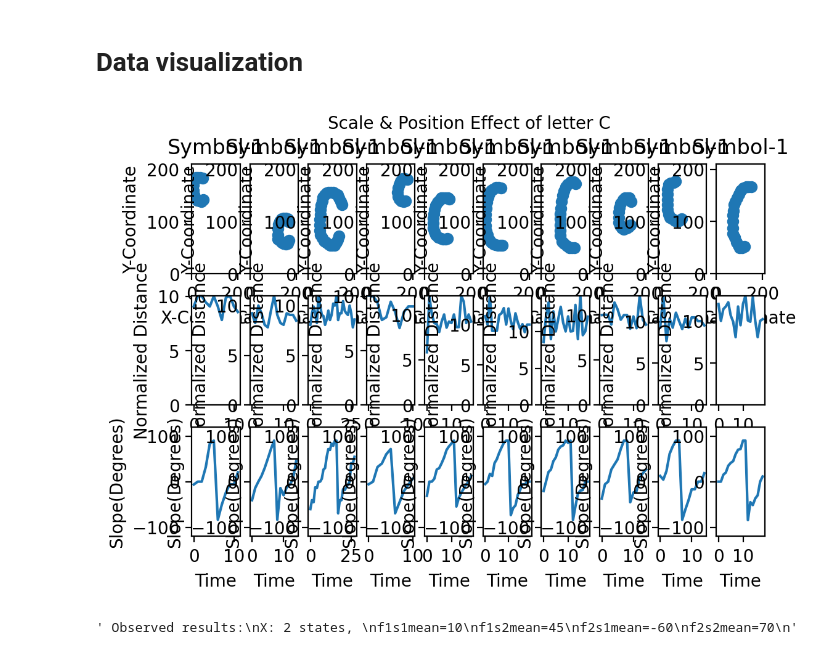
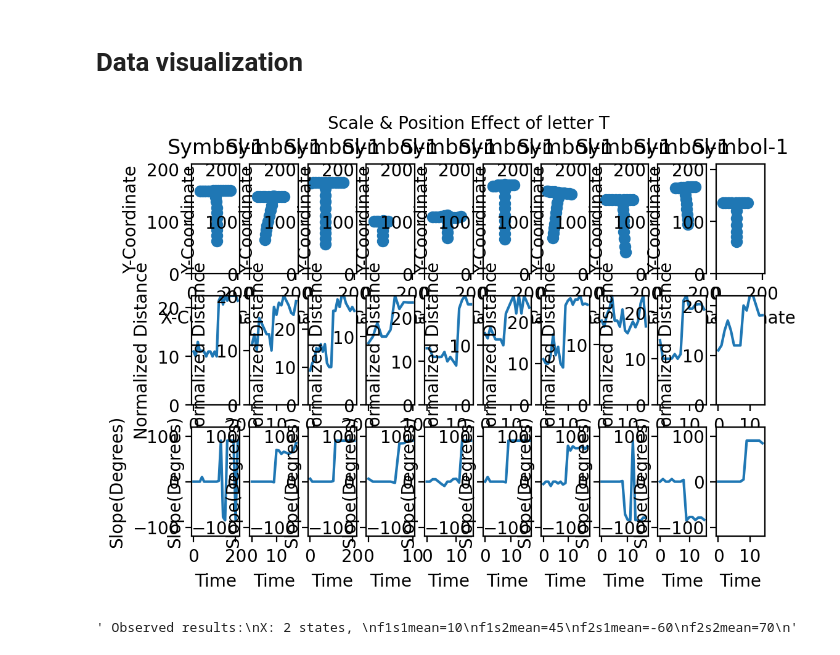
Before and after one commit to jonasced/Pattern-AssignmentProject, a Jupyter notebook: FeatureVisualization.ipynb, the cells around one changed output. Saved outputs shown, nothing was run; the diff lists cells and outputs as text; code cells hidden in the pictures.

```diff
--- a/FeatureVisualization.ipynb
+++ b/FeatureVisualization.ipynb
@@ -37,7 +37,7 @@ Characters loaded in: ['A', 'C', 'K', 'P', 'X', 'T', '+', 'N', 'V', '4']
 # %% [markdown]
 # Data visualization
 # %%
-char = 1 # which character in the label list we are using
+char = 5 # which character in the label list we are using
 obs = data_features[char]
 raw_obs = data[char]
 sampchar = data_sampchar[char]
@@ -62,32 +62,32 @@ for i in range(plt_num):
     #------------- SYMBOL DRAWINGS
     #Drawing of sampled symbol-1
     axarr[0, i].scatter(sampled_symbol1[0], sampled_symbol1[1])
     axarr[0, i].set(xlabel = "X-Coordinate", ylabel = "Y-Coordinate")
     axarr[0, i].set_title('Symbol-1')
     axarr[0, i].set_xlim([0,210])
     axarr[0, i].set_ylim([0,210])
 
     #------------- ABSOLUTE DISTANCE FEATURE
     #Absolute distance plot of symbol-1
     axarr[1, i].plot(t1, f1_symbol1)
     axarr[1, i].set(xlabel = "Time", ylabel = "Normalized Distance")
     axarr[1, i].set_ylim([0,np.max(f1_symbol1)])
 
     #------------- SLOPE FEATURE
     #Y-wise distance plot of symbol-1
     axarr[2, i].plot(t1, f2_symbol1)
     axarr[2, i].set(xlabel = "Time", ylabel = "Slope(Degrees)")
     axarr[2, i].set_ylim([-120,120])
 
 plt.show()
 
 """ Observed results:
 X: 2 states,
 f1s1mean=10
 f1s2mean=45
 f2s1mean=-60
 f2s2mean=70
 """
 # %% [output]
-[figure, old version]
+[figure, new version]
 ' Observed results:\nX: 2 states, \nf1s1mean=10\nf1s2mean=45\nf2s1mean=-60\nf2s2mean=70\n'
```
Also changed, not shown: 4 other files.
